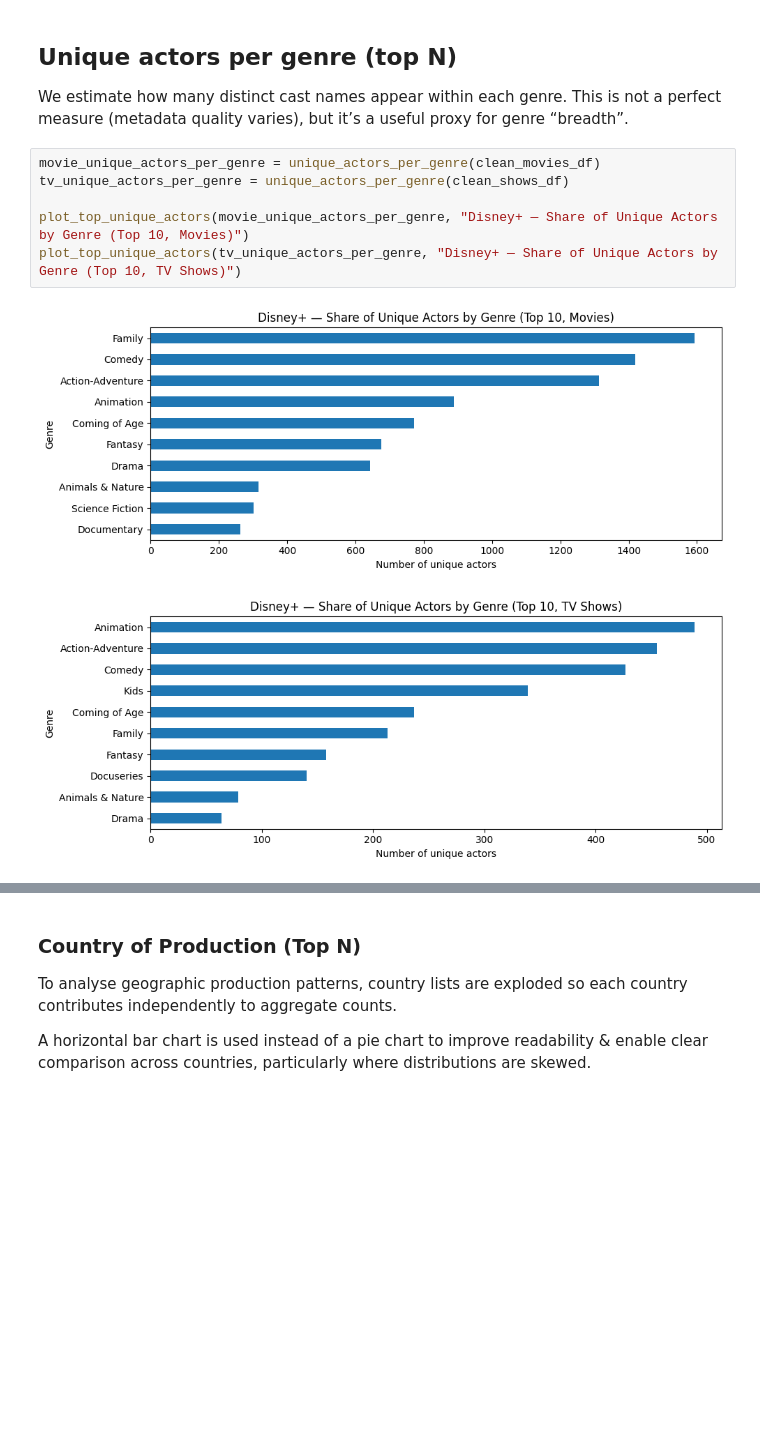
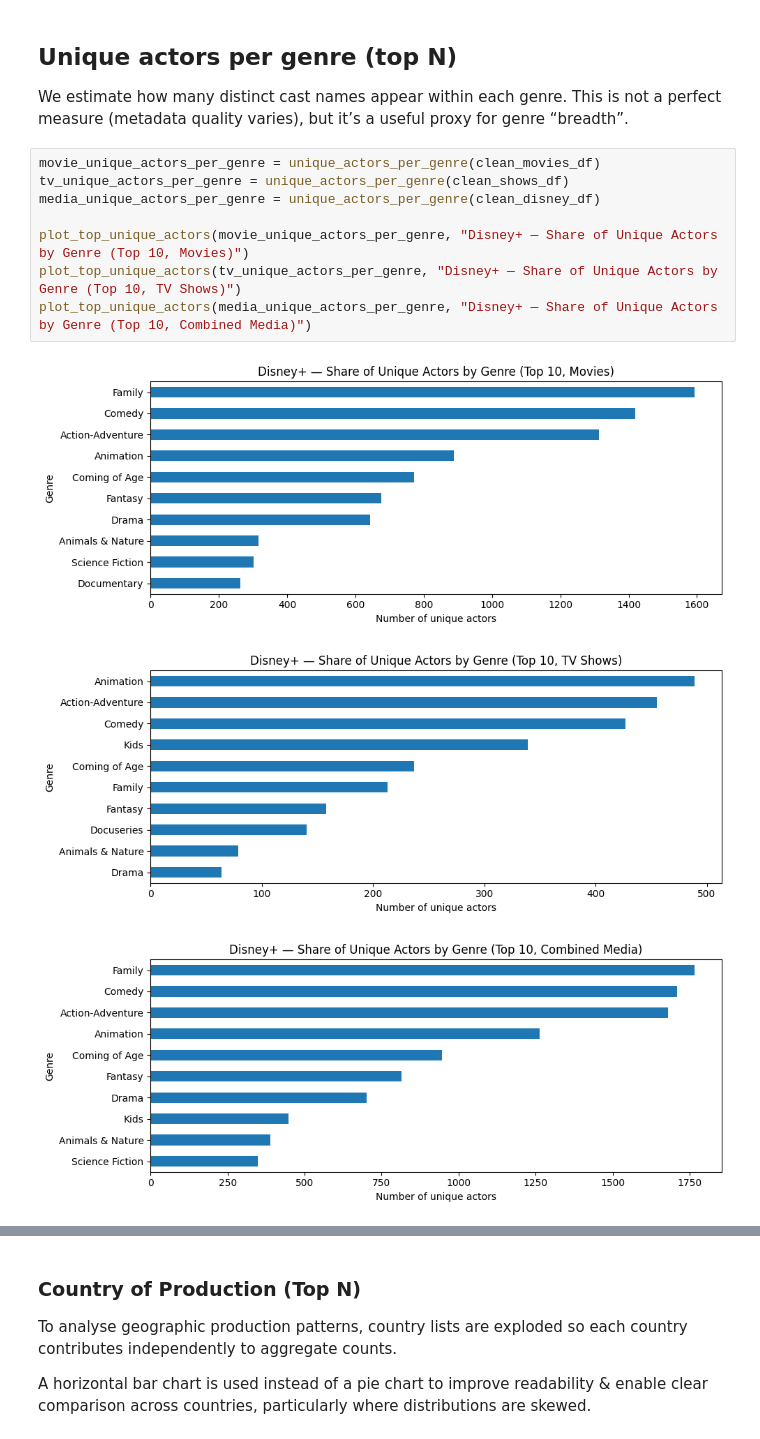
Before and after one commit to JediJoni/streaming_analysis, a Jupyter notebook: disney_analysis.ipynb, the cells around one changed output, grey strips where cells are left out. Saved outputs shown, nothing was run; the diff lists cells and outputs as text; blank space fills up the shorter version.

```diff
--- a/disney_analysis.ipynb
+++ b/disney_analysis.ipynb
@@ -263,10 +247,13 @@ This is not a perfect measure (metadata quality varies), but it’s a useful pro
 # %%
 movie_unique_actors_per_genre = unique_actors_per_genre(clean_movies_df)
 tv_unique_actors_per_genre = unique_actors_per_genre(clean_shows_df)
+media_unique_actors_per_genre = unique_actors_per_genre(clean_disney_df)
 
 plot_top_unique_actors(movie_unique_actors_per_genre, "Disney+ — Share of Unique Actors by Genre (Top 10, Movies)")
 plot_top_unique_actors(tv_unique_actors_per_genre, "Disney+ — Share of Unique Actors by Genre (Top 10, TV Shows)")
+plot_top_unique_actors(media_unique_actors_per_genre, "Disney+ — Share of Unique Actors by Genre (Top 10, Combined Media)")
 # %% [output]
 [figure]
 [figure]
+[figure, added]
 # %% [markdown]
```
Also changed, not shown: parts of 3 cells of this notebook, 2 other files.
